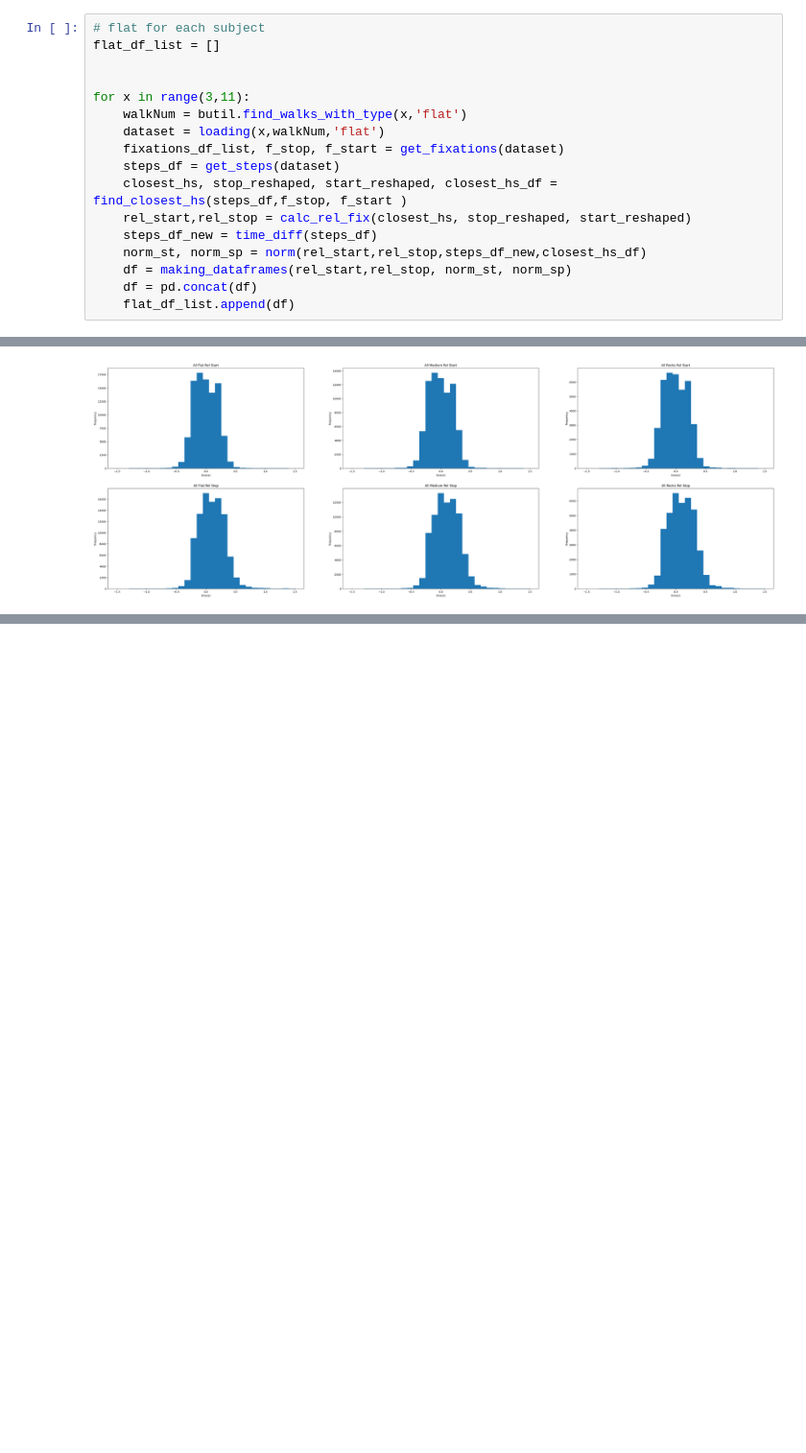
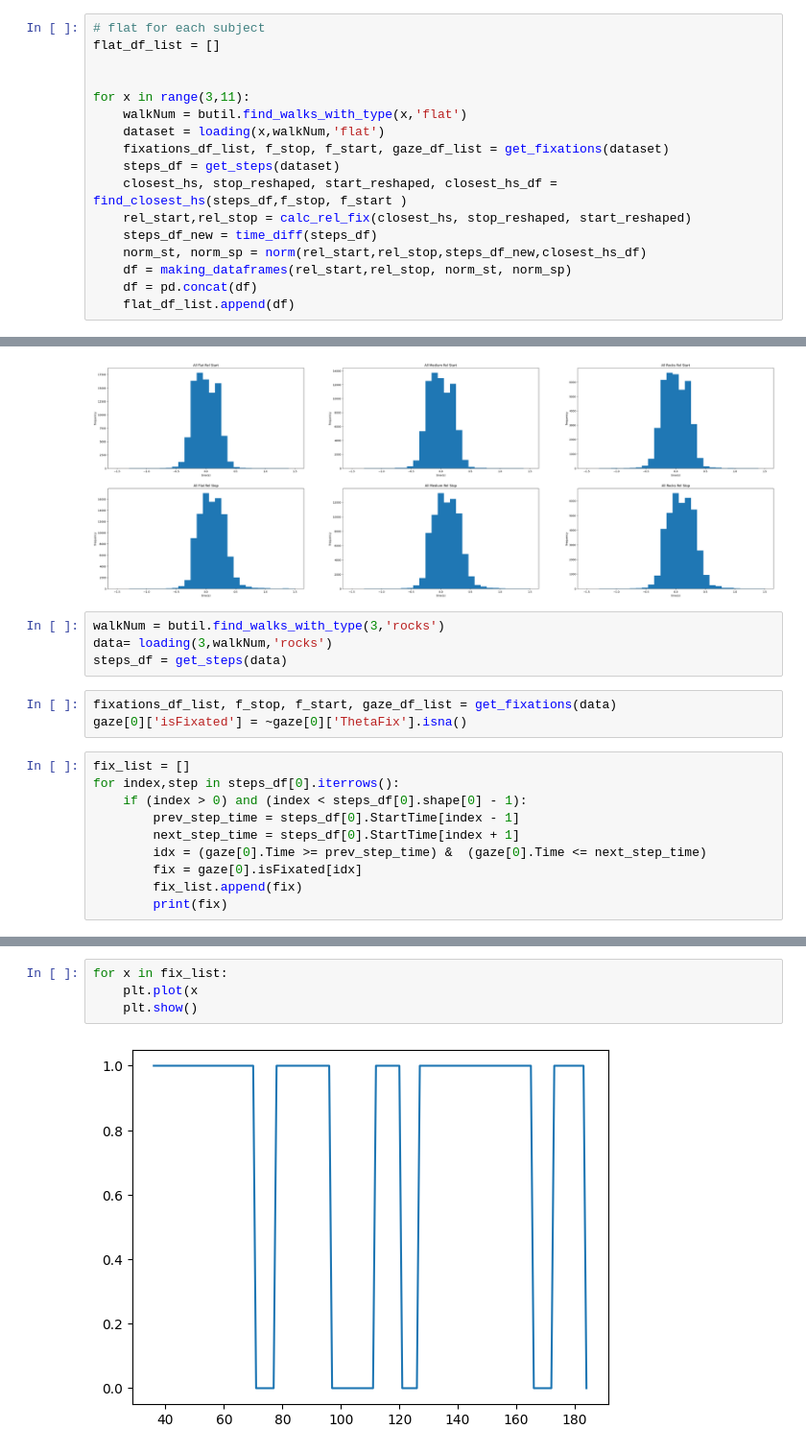
Before and after one commit to BonnenLab/visualize-skelly-laser-environment, a Jupyter notebook: fixations-vs-feet.ipynb, the cells around one changed output, grey strips where cells are left out. Shown at 96% size. Cells and saved outputs as stored; diff of their text form; blank space fills up the shorter version.

```diff
--- a/fixations-vs-feet.ipynb
+++ b/fixations-vs-feet.ipynb
@@ -201,7 +206,7 @@ flat_df_list = []
 for x in range(3,11):
     walkNum = butil.find_walks_with_type(x,'flat')
     dataset = loading(x,walkNum,'flat')
-    fixations_df_list, f_stop, f_start = get_fixations(dataset)
+    fixations_df_list, f_stop, f_start, gaze_df_list = get_fixations(dataset)
     steps_df = get_steps(dataset)
     closest_hs, stop_reshaped, start_reshaped, closest_hs_df = find_closest_hs(steps_df,f_stop, f_start )
     rel_start,rel_stop = calc_rel_fix(closest_hs, stop_reshaped, start_reshaped)
@@ -321,3 +326,20 @@ plt.xlabel('time(s)')
 plt.savefig('hists.png')
 # %% [output]
 [figure]
+# %%
+walkNum = butil.find_walks_with_type(3,'rocks')
+data= loading(3,walkNum,'rocks')
+steps_df = get_steps(data)
+# %%
+fixations_df_list, f_stop, f_start, gaze_df_list = get_fixations(data)
+gaze[0]['isFixated'] = ~gaze[0]['ThetaFix'].isna()
+# %%
+fix_list = []
+for index,step in steps_df[0].iterrows():
+    if (index > 0) and (index < steps_df[0].shape[0] - 1):
+        prev_step_time = steps_df[0].StartTime[index - 1]
+        next_step_time = steps_df[0].StartTime[index + 1]
+        idx = (gaze[0].Time >= prev_step_time) &  (gaze[0].Time <= next_step_time)
+        fix = gaze[0].isFixated[idx]
+        fix_list.append(fix)
+        print(fix)
@@ -323,0 +364,6 @@ plt.savefig('hists.png')
+# %%
+for x in fix_list:
+    plt.plot(x
+    plt.show()
+# %% [output]
+[figure, added]
```
Also changed, not shown: parts of 12 cells of this notebook.
